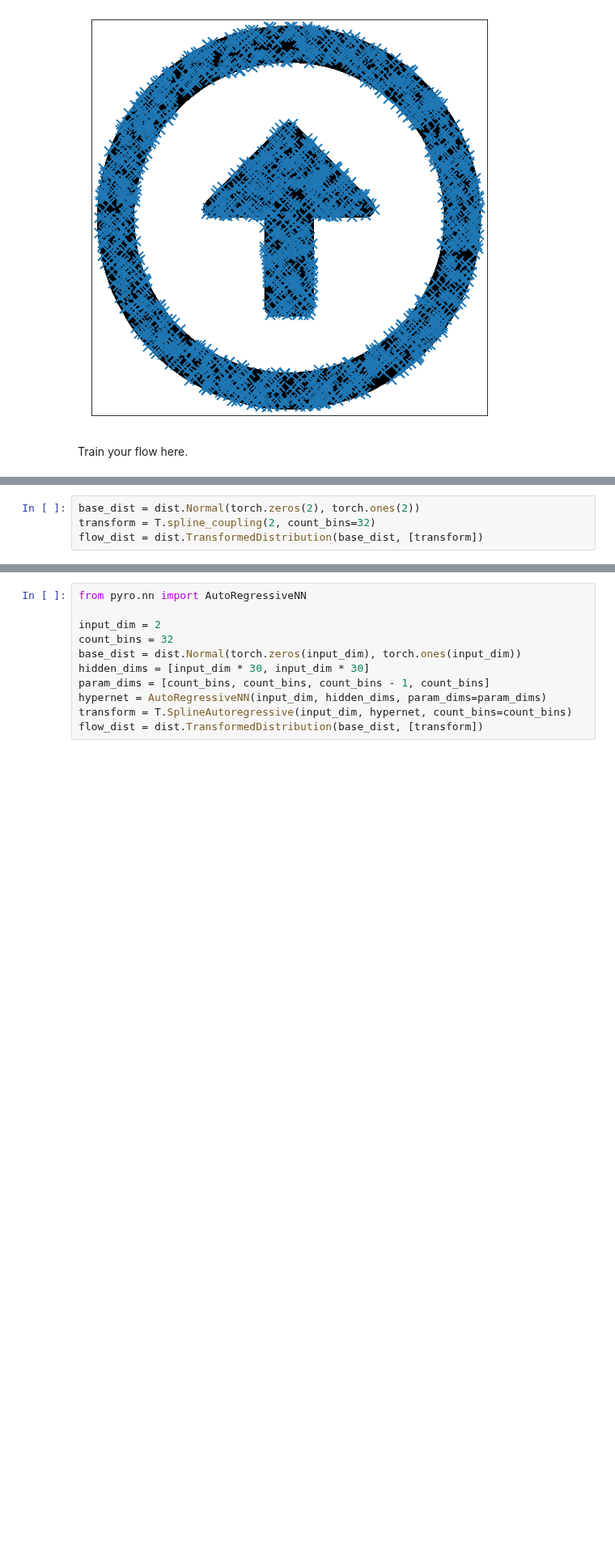
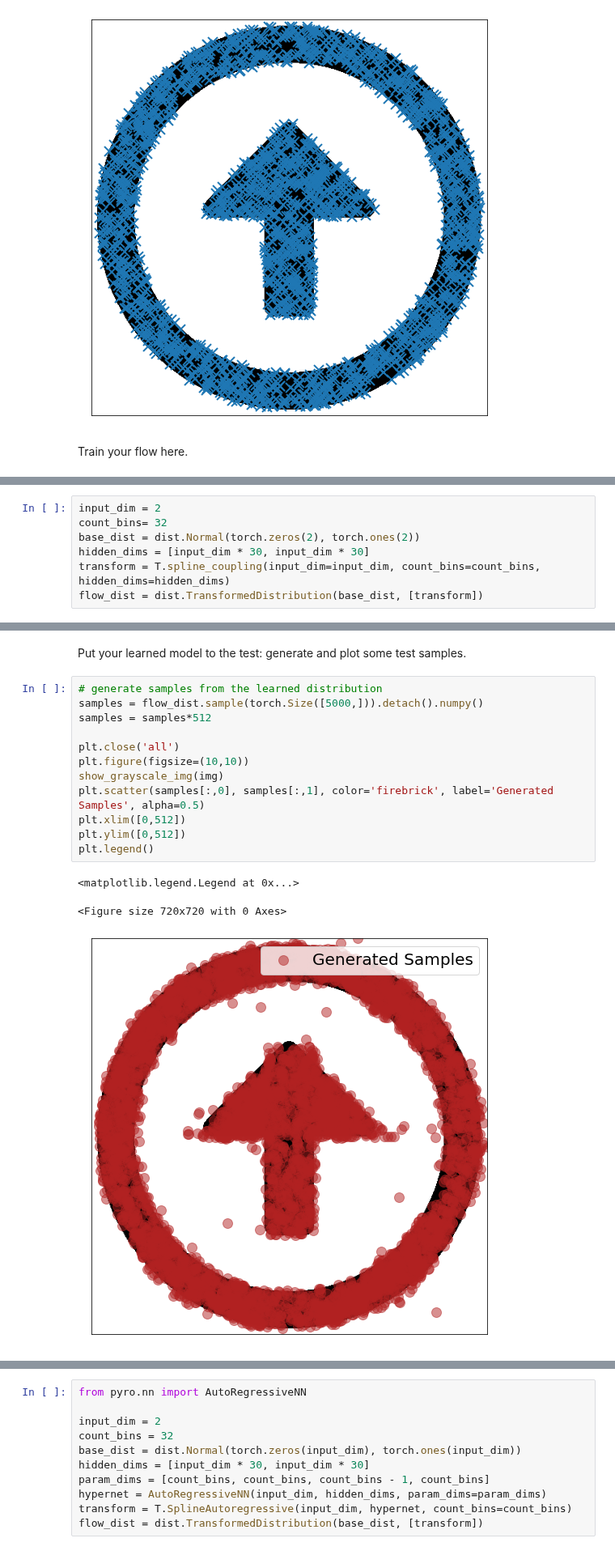
Before and after one commit to FelixSto/NSP_Assignments, a Jupyter notebook: notebooks/assignments/1-6-flows.ipynb, the cells around one changed output, grey strips where cells are left out. Shown at 81% size. Cells and saved outputs as stored; diff of their text form; blank space fills up the shorter version.

```diff
--- a/notebooks/assignments/1-6-flows.ipynb
+++ b/notebooks/assignments/1-6-flows.ipynb
@@ -72,4 +75,7 @@ sns.kdeplot(data=X_data[:,1],ax=axes[1]).set_xlabel('$x_2$');
 # %%
+input_dim = 2
+count_bins= 32
 base_dist = dist.Normal(torch.zeros(2), torch.ones(2))
-transform = T.spline_coupling(2, count_bins=32)
+hidden_dims = [input_dim * 30, input_dim * 30]
+transform = T.spline_coupling(input_dim=input_dim, count_bins=count_bins, hidden_dims=hidden_dims)
 flow_dist = dist.TransformedDistribution(base_dist, [transform])
@@ -90,0 +104,18 @@ flow_dist.sample()  # doctest: +SKIP
+# %% [markdown]
+Put your learned model to the test: generate and plot some test samples.
+# %%
+# generate samples from the learned distribution
+samples = flow_dist.sample(torch.Size([5000,])).detach().numpy()
+samples = samples*512
+
+plt.close('all')
+plt.figure(figsize=(10,10))
+show_grayscale_img(img)
+plt.scatter(samples[:,0], samples[:,1], color='firebrick', label='Generated Samples', alpha=0.5)
+plt.xlim([0,512])
+plt.ylim([0,512])
+plt.legend()
+# %% [output]
+<matplotlib.legend.Legend at 0x...>
+<Figure size 720x720 with 0 Axes>
+[figure, added]
```
Also changed, not shown: parts of 16 cells of this notebook.
